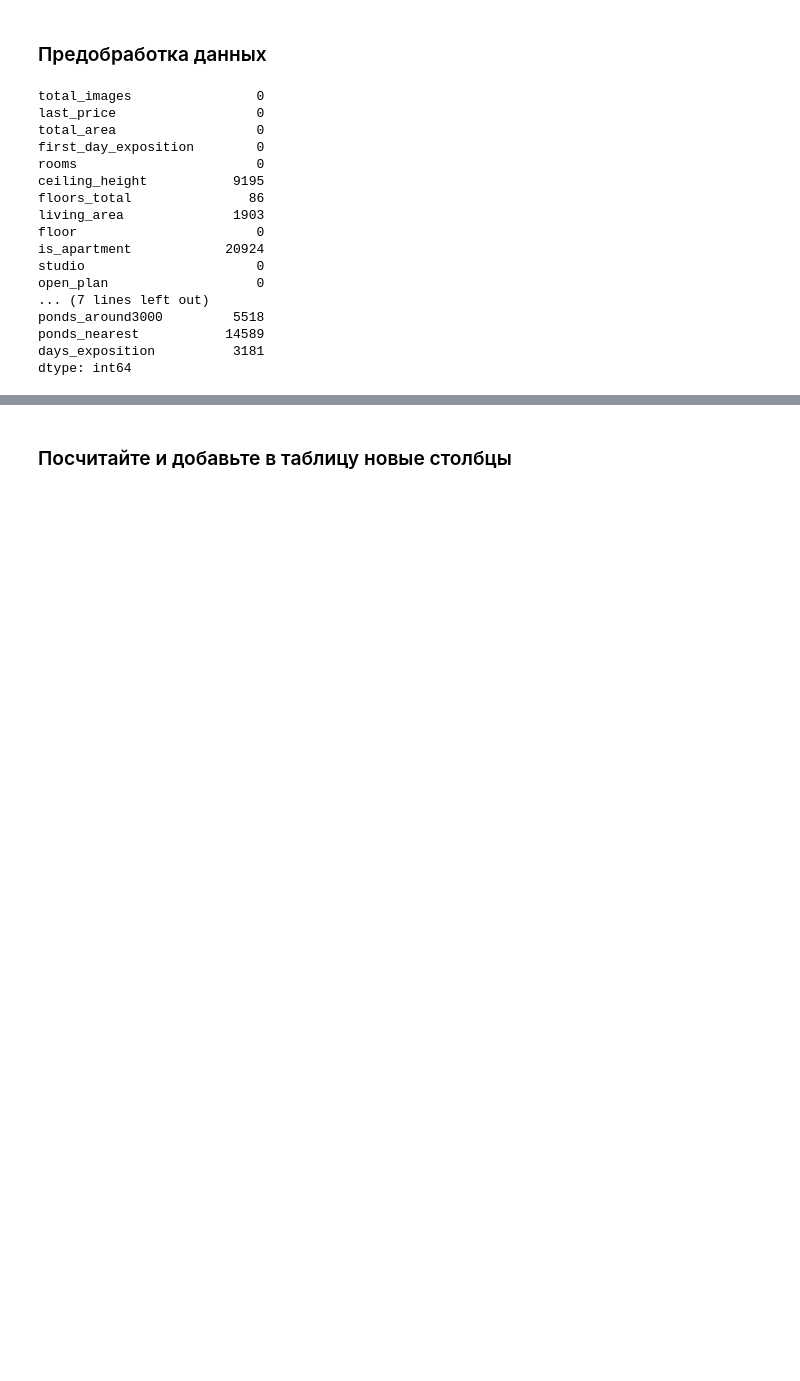
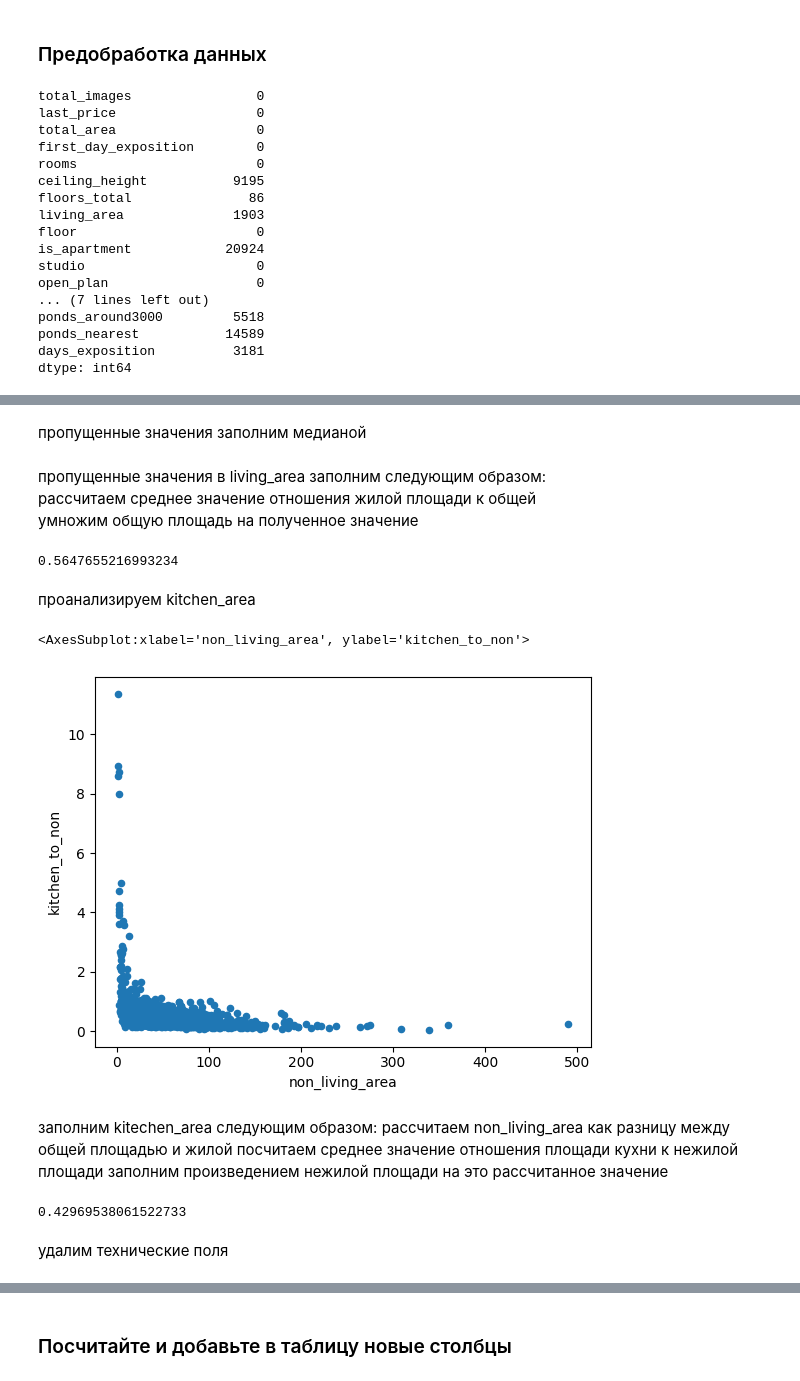
Before and after one commit to ndelenyan/practicum, a Jupyter notebook: sprint05/sprint05.ipynb, the cells around one changed output, grey strips where cells are left out. Saved outputs shown, nothing was run; the diff lists cells and outputs as text; code cells hidden in the pictures; blank space fills up the shorter version.

```diff
--- a/sprint05/sprint05.ipynb
+++ b/sprint05/sprint05.ipynb
@@ -95,0 +176,2 @@ df.loc[df.balcony.isna(),'balcony'] = 0
+# %%
+df.loc[df.ceiling_height < 2, 'ceiling_height'] = df[df.ceiling_height < 2]['ceiling_height'] + 1
@@ -95,0 +180,40 @@ df.loc[df.balcony.isna(),'balcony'] = 0
+# %%
+df.loc[df.ceiling_height > 20, 'ceiling_height'] = df[df.ceiling_height > 20]['ceiling_height'] / 10
+# %% [markdown]
+пропущенные значения заполним медианой
+# %%
+df.loc[df.ceiling_height.isna(), 'ceiling_height'] = df.ceiling_height.median()
+# %% [markdown]
+пропущенные значения в living_area заполним следующим образом:
+рассчитаем среднее значение отношения жилой площади к общей
+умножим общую площадь на полученное значение
+# %%
+df['living_to_total_area'] = df.living_area / df.total_area
+living_to_total_area_mean = df.living_to_total_area.mean()
+living_to_total_area_mean
+df.loc[df.living_area.isna(), 'living_area'] = df[df.living_area.isna()]['total_area'] * living_to_total_area_mean
+# %% [output]
+0.5647655216993234
+# %% [markdown]
+проанализируем kitchen_area
+# %%
+df['non_living_area'] = df.total_area - df.living_area
+df['kitchen_to_non'] = df.kitchen_area / df.non_living_area
+df.plot(kind='scatter', x='non_living_area', y='kitchen_to_non')
+# %% [output]
+<AxesSubplot:xlabel='non_living_area', ylabel='kitchen_to_non'>
+[figure, added]
+# %% [markdown]
+заполним kitechen_area следующим образом:
+рассчитаем non_living_area как разницу между общей площадью и жилой
+посчитаем среднее значение отношения площади кухни к нежилой площади
+заполним произведением нежилой площади на это рассчитанное значение
+# %%
+df['kitchen_to_non'] = df.kitchen_area / df.non_living_area
+kitchen_to_non_mean = df.kitchen_to_non.mean()
+kitchen_to_non_mean
+df.loc[df.kitchen_area.isna(), 'kitchen_area'] = df[df.kitchen_area.isna()]['non_living_area'] * kitchen_to_non_mean
+# %% [output]
+0.42969538061522733
+# %% [markdown]
+удалим технические поля
```
Also changed, not shown: parts of 44 cells of this notebook.
